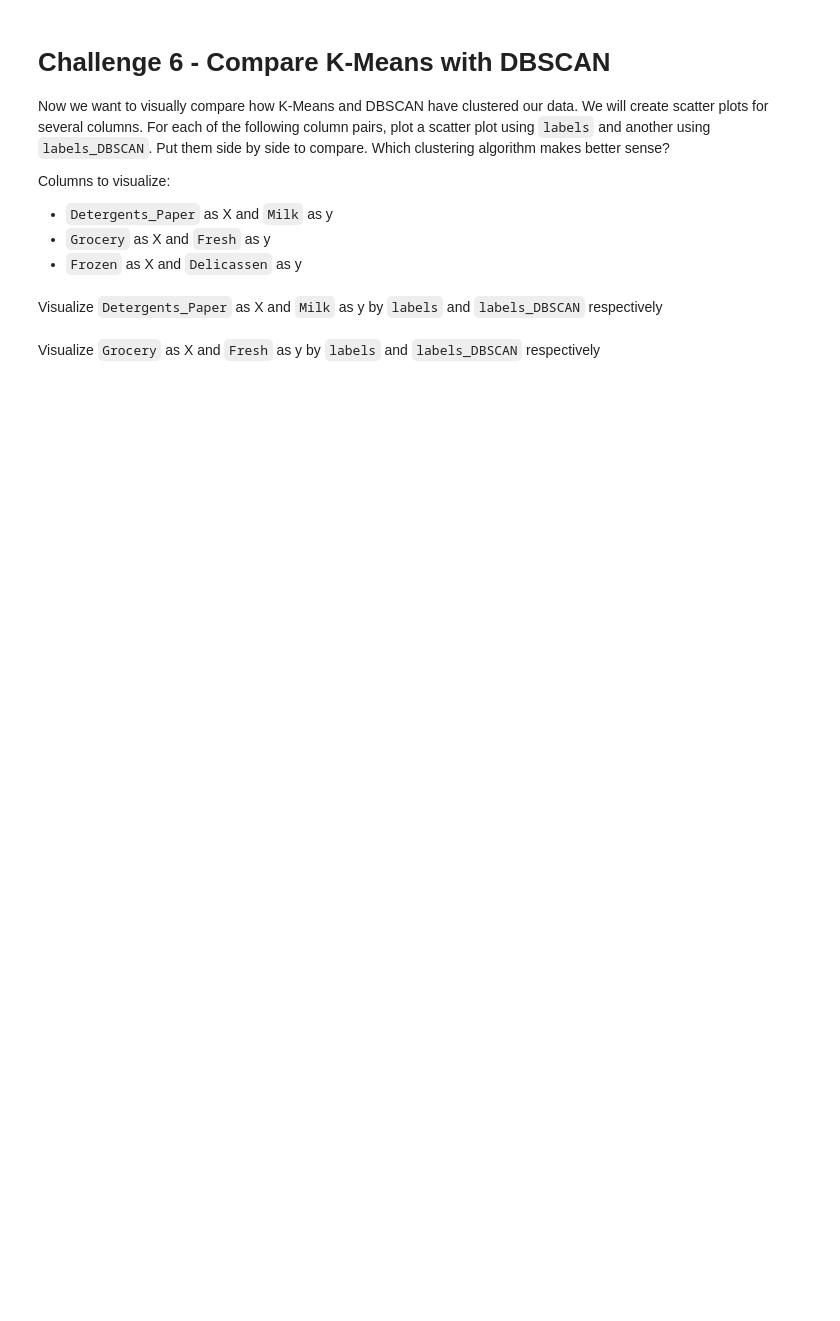
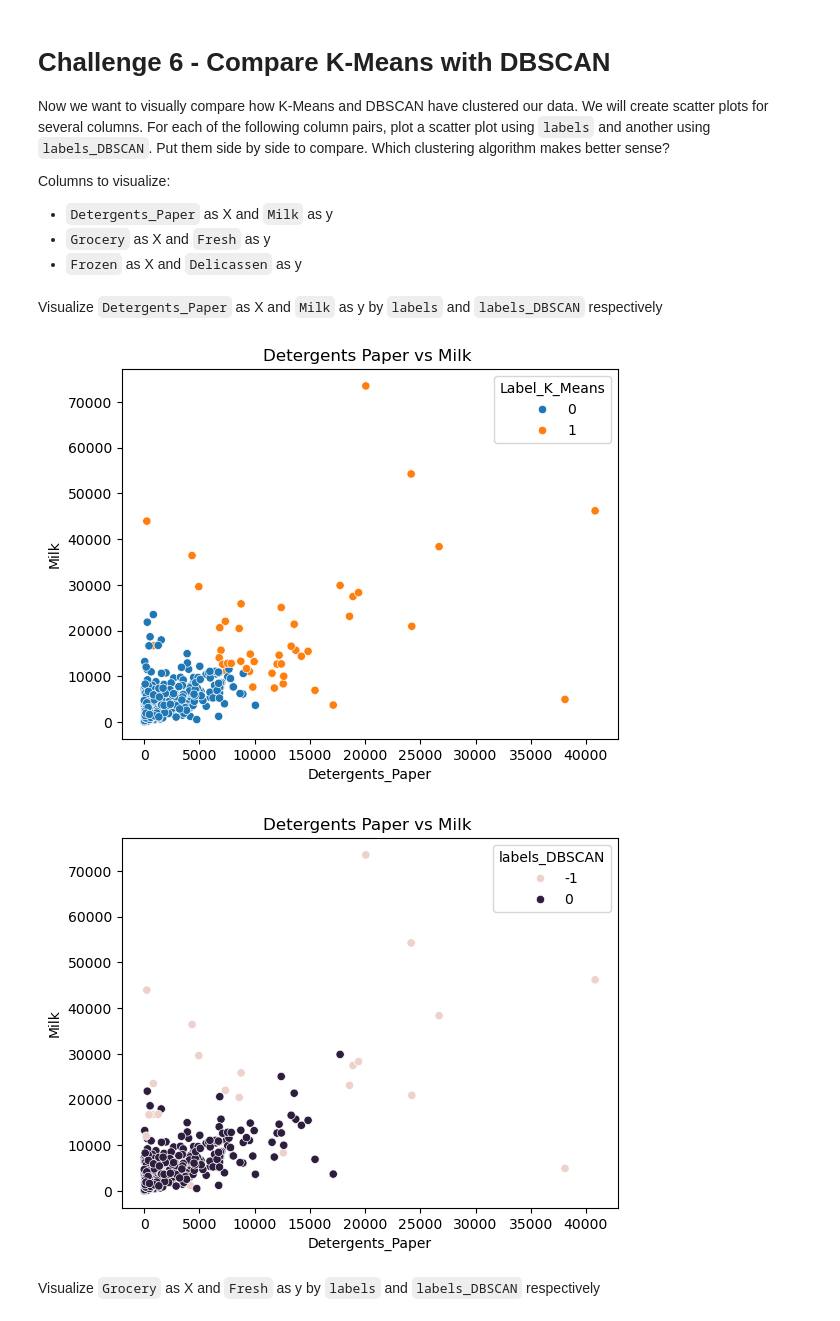
Before and after one commit to ironhack-labs/lab-unsupervised-learning-en, a Jupyter notebook: your-code/main.ipynb, the cells around one changed output. Drawn from its saved outputs; the diff is of its cells as text; code cells hidden in the pictures; blank space fills up the shorter version.

```diff
--- a/your-code/main.ipynb
+++ b/your-code/main.ipynb
@@ -236,3 +234,6 @@ clean_customers['Label'] = clusters
+# %%
+#clean_customers['Label'] = clusters
+data['Label_K_Means'] = clusters
 # %% [markdown]
 Count the values in `labels`.
 # %%
@@ -248,3 +251,13 @@ from sklearn.cluster import DBSCAN
+# %%
+from sklearn.cluster import DBSCAN
+
+# Your code here
+# Run DBSCAN on the scaled data
+dbscan = DBSCAN(eps=1.5, min_samples=5)  # example parameters, you can adjust
+dbscan_labels = dbscan.fit_predict(customers_scale)
+
+# Add DBSCAN labels to the original DataFrame
+data['labels_DBSCAN'] = dbscan_labels
 # %% [markdown]
 Count the values in `labels_DBSCAN`.
 # %%
@@ -273,2 +290,13 @@ def plot(x,y,hue):
+# %%
+from sklearn.cluster import DBSCAN
+
+# K-Means labels
+plot(x=data['Detergents_Paper'], y=data['Milk'], hue=data['Label_K_Means'])
+
+# DBSCAN labels
+plot(x=data['Detergents_Paper'], y=data['Milk'], hue=data['labels_DBSCAN'])
+# %% [output]
+[figure, added]
+[figure, added]
 # %% [markdown]
 Visualize `Grocery` as X and `Fresh` as y by `labels` and `labels_DBSCAN` respectively
```
Also changed, not shown: parts of 22 cells of this notebook.
